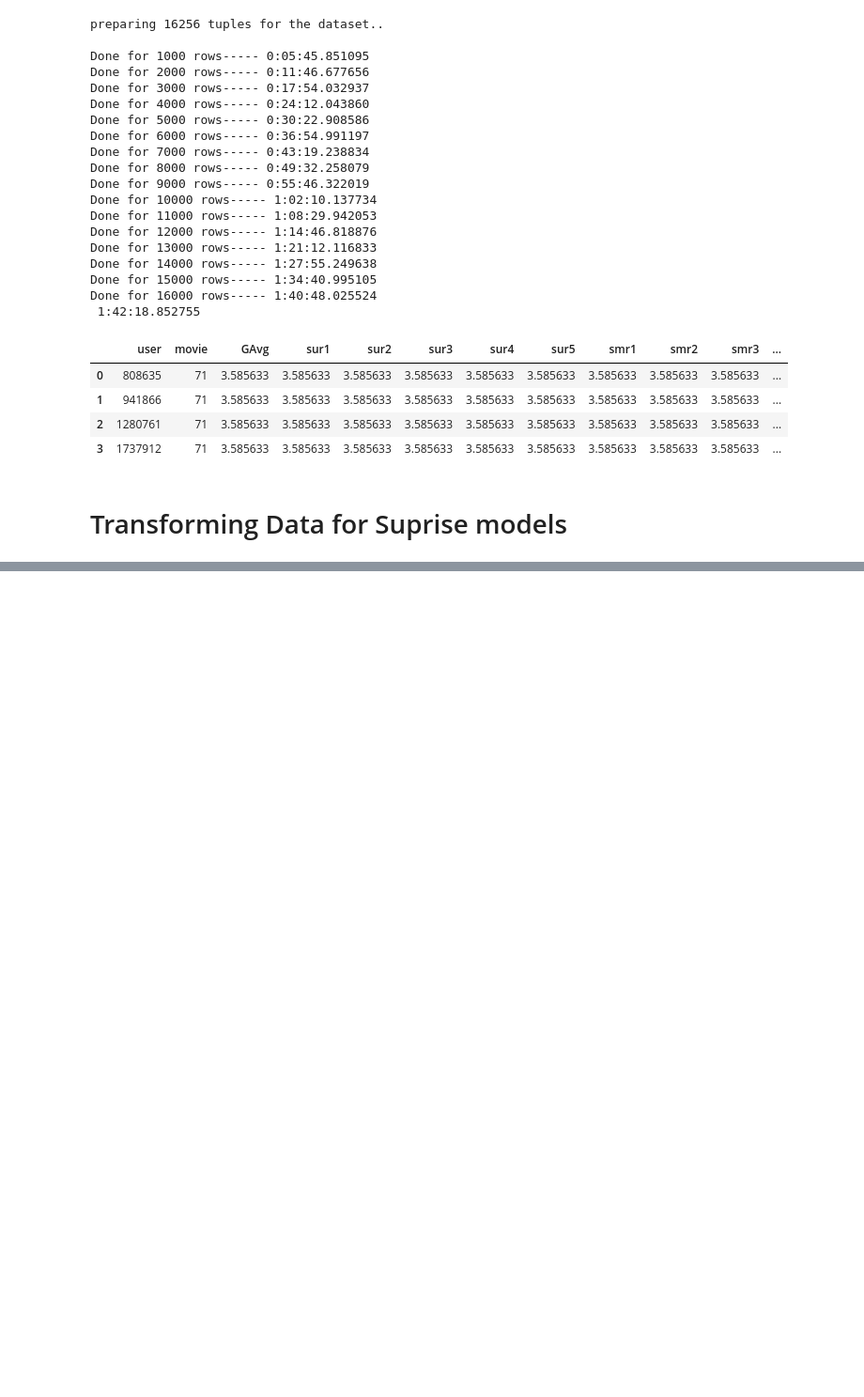
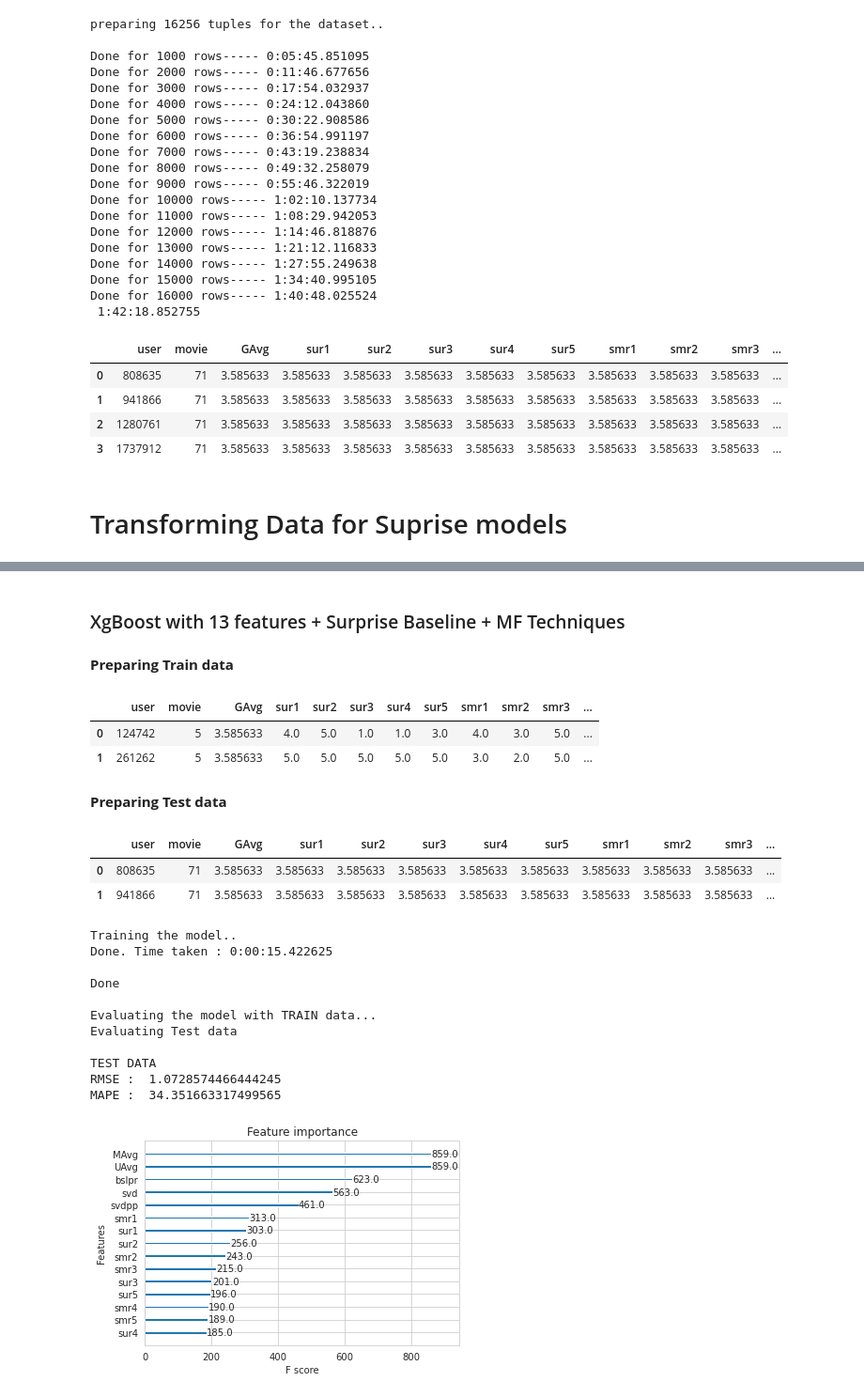
Before and after one commit to shivanshupc/NetFlix_Movie_Recommendation, a Jupyter notebook: netflix_movie_recommendation.ipynb, the cells around one changed output, grey strips where cells are left out. Shown: that part at 94% size. Saved outputs shown, nothing was run; the diff lists cells and outputs as text; code cells hidden in the pictures; blank space fills up the shorter version.

```diff
--- a/netflix_movie_recommendation.ipynb
+++ b/netflix_movie_recommendation.ipynb
@@ -979,0 +1361,8 @@ ModuleNotFoundError: No module named 'surprise'
+# %%
+# initiallize the model
+svdpp = SVDpp(n_factors=50, random_state=15, verbose=True)
+svdpp_train_results, svdpp_test_results = run_surprise(svdpp, trainset, testset, verbose=True)
+
+# Just store these error metrics in our models_evaluation datastructure
+models_evaluation_train['svdpp'] = svdpp_train_results
+models_evaluation_test['svdpp'] = svdpp_test_results
@@ -979,0 +1387,59 @@ ModuleNotFoundError: No module named 'surprise'
+# %% [markdown]
+<h3> XgBoost with 13 features + Surprise Baseline +  MF Techniques </h3>
+# %% [markdown]
+__Preparing Train data__
+# %%
+# add the predicted values from both knns to this dataframe
+reg_train['svd'] = models_evaluation_train['svd']['predictions']
+reg_train['svdpp'] = models_evaluation_train['svdpp']['predictions']
+
+reg_train.head(2)
+# %% [output]
+|  | user | movie | GAvg | sur1 | sur2 | sur3 | sur4 | sur5 | smr1 | smr2 | smr3 | ... |
+| 0 | 124742 | 5 | 3.585633 | 4.0 | 5.0 | 1.0 | 1.0 | 3.0 | 4.0 | 3.0 | 5.0 | ... |
+| 1 | 261262 | 5 | 3.585633 | 5.0 | 5.0 | 5.0 | 5.0 | 5.0 | 3.0 | 2.0 | 5.0 | ... |
+# %% [markdown]
+__Preparing Test data__
+# %%
+reg_test_df['svd'] = models_evaluation_test['svd']['predictions']
+reg_test_df['svdpp'] = models_evaluation_test['svdpp']['predictions']
+
+reg_test_df.head(2)
+# %% [output]
+|  | user | movie | GAvg | sur1 | sur2 | sur3 | sur4 | sur5 | smr1 | smr2 | smr3 | ... |
+| 0 | 808635 | 71 | 3.585633 | 3.585633 | 3.585633 | 3.585633 | 3.585633 | 3.585633 | 3.585633 | 3.585633 | 3.585633 | ... |
+| 1 | 941866 | 71 | 3.585633 | 3.585633 | 3.585633 | 3.585633 | 3.585633 | 3.585633 | 3.585633 | 3.585633 | 3.585633 | ... |
+# %%
+# prepare x_train and y_train
+x_train = reg_train.drop(['user', 'movie', 'rating',], axis=1)
+y_train = reg_train['rating']
+
+# prepare test data
+x_test = reg_test_df.drop(['user', 'movie', 'rating'], axis=1)
+y_test = reg_test_df['rating']
+
+
+
+xgb_final = xgb.XGBRegressor(n_jobs=10, random_state=15)
+train_results, test_results = run_xgboost(xgb_final, x_train, y_train, x_test, y_test)
+
+# store the results in models_evaluations dictionaries
+models_evaluation_train['xgb_final'] = train_results
+models_evaluation_test['xgb_final'] = test_results
+
+
+xgb.plot_importance(xgb_final)
+plt.show()
+# %% [output]
+Training the model..
+Done. Time taken : 0:00:15.422625
+
+Done
+
+Evaluating the model with TRAIN data...
+Evaluating Test data
+
+TEST DATA
+RMSE :  1.0728574466444245
+MAPE :  34.351663317499565
+[figure, added]
```
Also changed, not shown: parts of 36 cells of this notebook.
